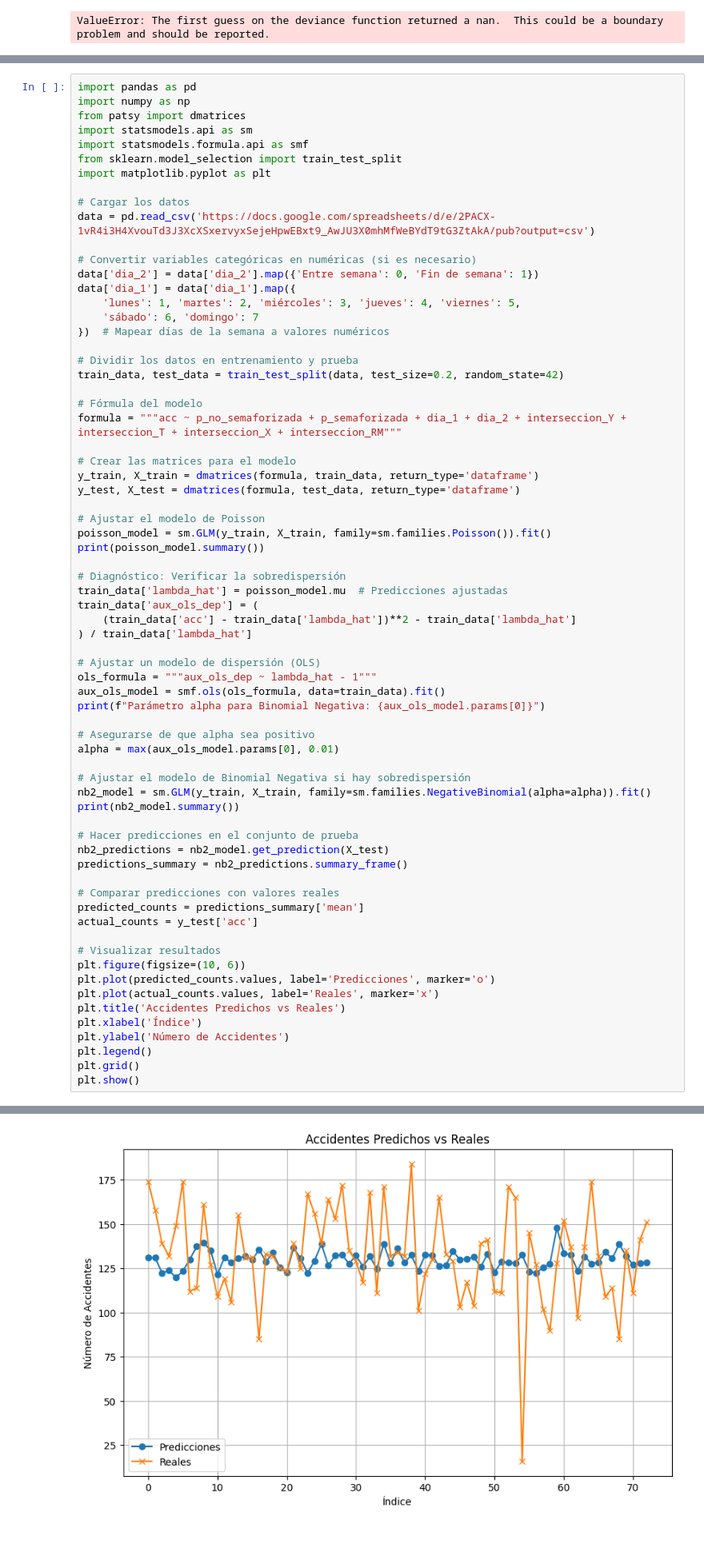
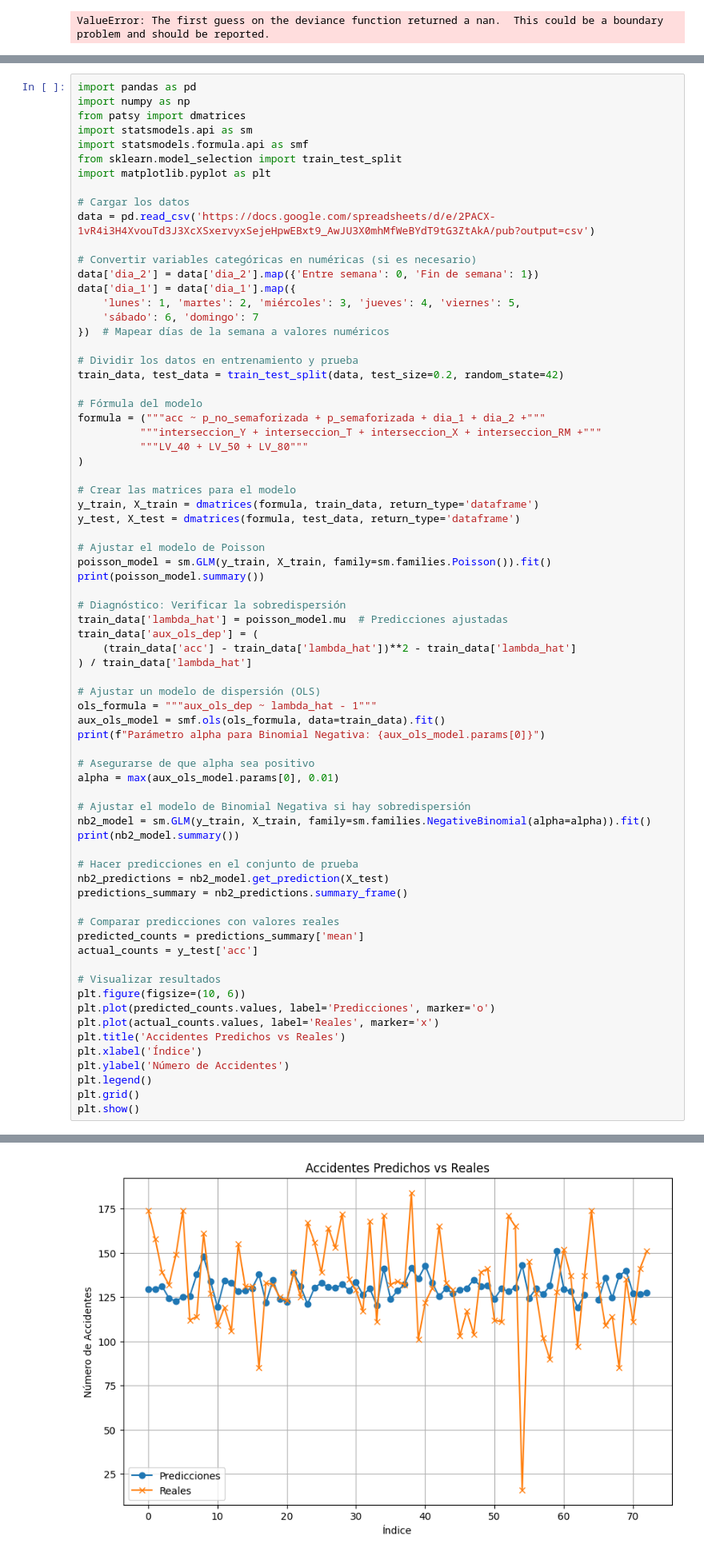
Before and after one commit to Gabriela2685/Accidentes, a Jupyter notebook: pruebass.ipynb, the cells around one changed output, grey strips where cells are left out. Shown at 80% size. Cells and saved outputs as stored; diff of their text form.

```diff
--- a/pruebass.ipynb
+++ b/pruebass.ipynb
@@ -439,7 +439,10 @@ data['dia_1'] = data['dia_1'].map({
 train_data, test_data = train_test_split(data, test_size=0.2, random_state=42)
 
 # Fórmula del modelo
-formula = """acc ~ p_no_semaforizada + p_semaforizada + dia_1 + dia_2 + interseccion_Y + interseccion_T + interseccion_X + interseccion_RM"""
+formula = ("""acc ~ p_no_semaforizada + p_semaforizada + dia_1 + dia_2 +"""
+          """interseccion_Y + interseccion_T + interseccion_X + interseccion_RM +"""
+          """LV_40 + LV_50 + LV_80"""
+)
 
 # Crear las matrices para el modelo
 y_train, X_train = dmatrices(formula, train_data, return_type='dataframe')
@@ -505,2 +508,2 @@ interseccion_RM       0.3385      0.286      1.185      0.236      -0.221
 =====================================================================================
-[figure, old version]
+[figure, new version]
```
Also changed, not shown: parts of 1 cell of this notebook.
